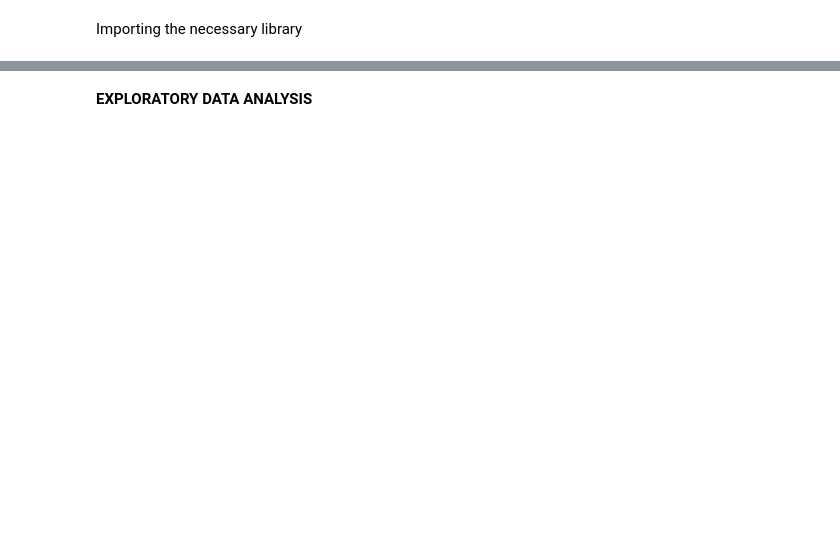
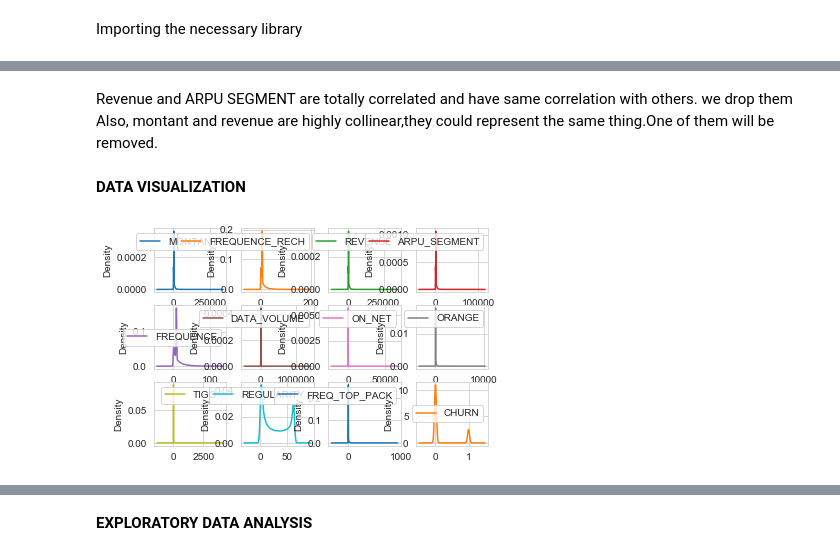
Before and after one commit to Adebesindedayo/telecommunication, a Jupyter notebook: prediction(classification).ipynb, the cells around one changed output, grey strips where cells are left out. Drawn from its saved outputs; the diff is of its cells as text; code cells hidden in the pictures; blank space fills up the shorter version.

```diff
--- a/prediction(classification).ipynb
+++ b/prediction(classification).ipynb
@@ -17,0 +173,6 @@ variableDefined = pd.read_csv('VariableDefinitions.csv')
+# %%
+##Checking the number of unique values in the categorical variable
+categorical_col = ['REGION', 'TENURE', 'TOP_PACK', 'CHURN']
+for col in categorical_col:
+    nuniq = train[col].nunique()
+    print(col, nuniq)
@@ -17,0 +184,26 @@ variableDefined = pd.read_csv('VariableDefinitions.csv')
+# %%
+# missing values in Tenure will be filled with the mode value.
+mode_train = train['TENURE'].mode()
+train['TENURE'] = train['TENURE'].fillna(mode_train[0])
+test['TENURE'].fillna(test['TENURE'].mode()[0], inplace = True)
+# %%
+# missing values in region and top_pack will be coded as a new category "UNKNOWN_REGION" and 'UNKNOWN_TOP_PACK'
+train['REGION'].fillna('Unknown_region', inplace = True)
+test['REGION'].fillna('Unknown_region', inplace = True)
+
+train['TOP_PACK'].fillna('Unknown_topack', inplace = True)
+test['TOP_PACK'].fillna('Unknown_topack', inplace = True)
+# %%
+# To fill in missing values for the rest of the numeric variables,
+# For the tree-based model, we will fill with -1
+# For the other models, we will fill with the median, taking into consideration that the distribution is skewed
+
+num_col = ['MONTANT', 'FREQUENCE_RECH', 'REVENUE','ARPU_SEGMENT', 'FREQUENCE', 'DATA_VOLUME', 'ON_NET', 'ORANGE', 'TIGO', 'FREQ_TOP_PACK']
+
+#for col in num_col:
+#     test[col].fillna(-1, inplace = True)
+#     train[col].fillna(-1, inplace = True)
+
+for col in num_col:
+    test[col].fillna(test[col].median(), inplace = True)
+    train[col].fillna(test[col].median(), inplace = True)
@@ -17,0 +304,13 @@ variableDefined = pd.read_csv('VariableDefinitions.csv')
+# %% [markdown]
+Revenue and ARPU SEGMENT  are totally correlated and have same correlation with others. we drop them
+Also, montant and revenue are highly collinear,they could represent the same thing.One of them will be removed.
+# %% [markdown]
+**DATA VISUALIZATION**
+# %%
+train.plot(kind='density', subplots=True, layout=(3,4), sharex=False)
+pyplot.show()
+def count_plot(categorical, data):
+    fig = plt.figure(edgecolor='white', figsize =(18,6))
+    axes = fig.add_axes()
+# %% [output]
+[figure, added]
```
Also changed, not shown: parts of 98 cells of this notebook.
